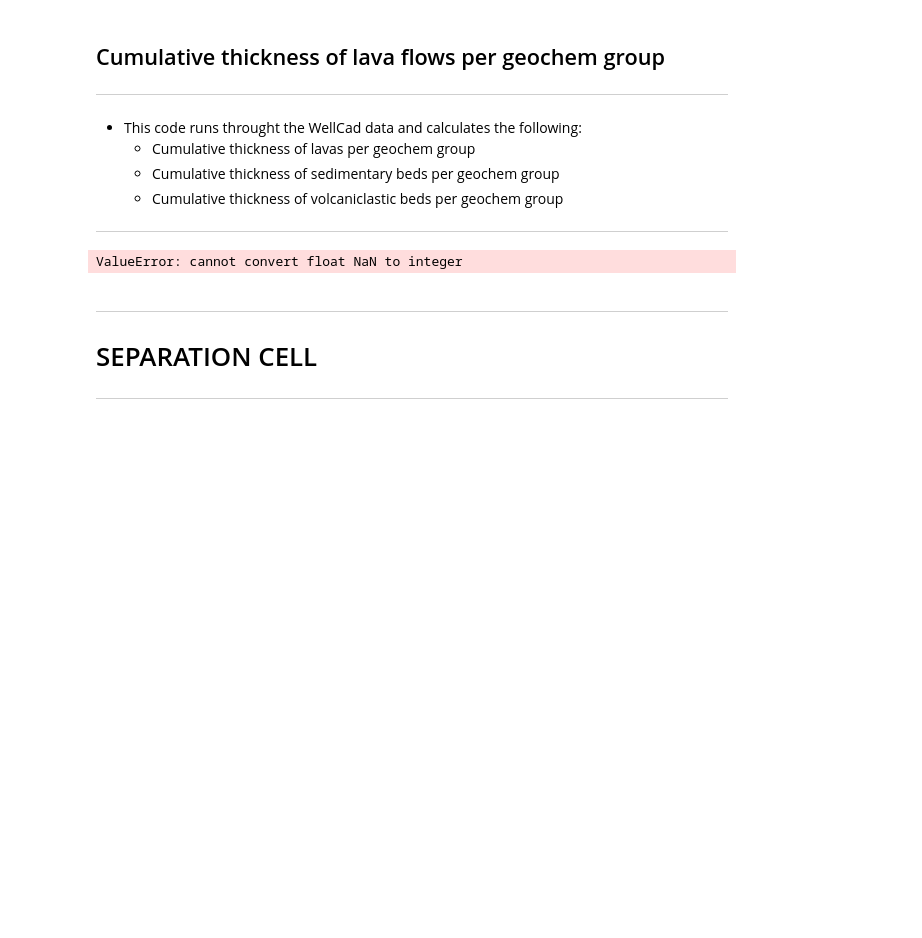
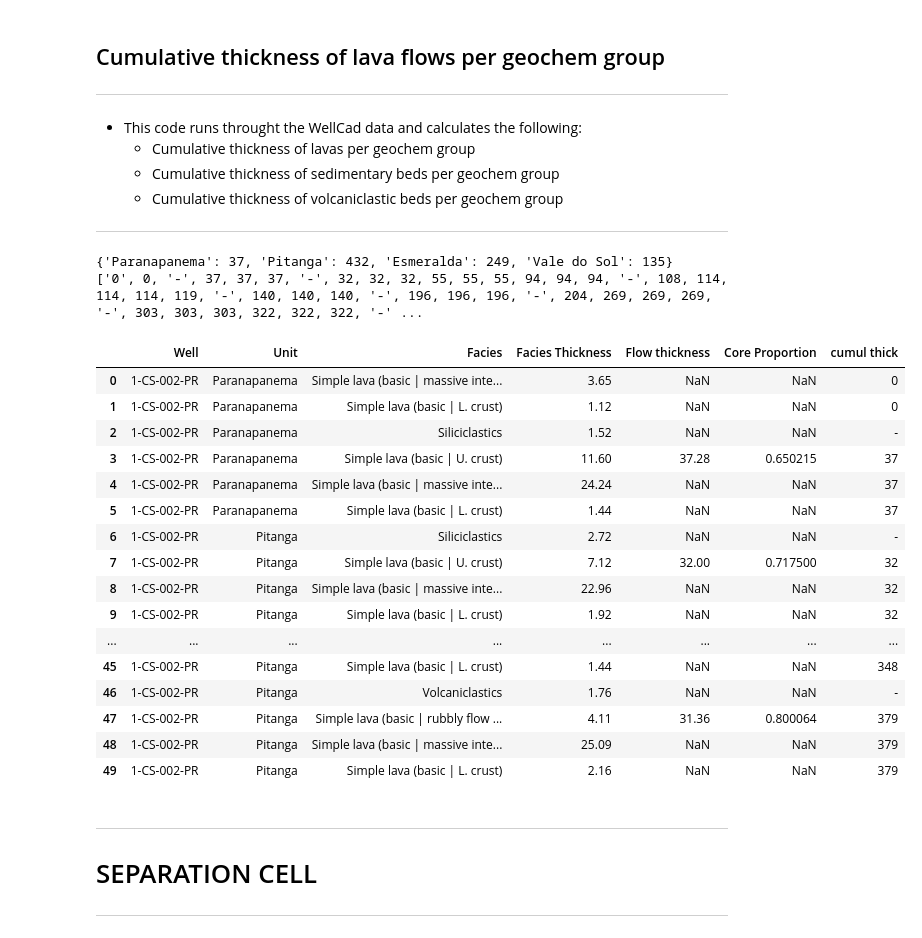
Before and after one commit to vinigpcruz/Paran-LIP-Wells-Analysis, a Jupyter notebook: Thickness.ipynb, the cells around one changed output. Drawn from its saved outputs; the diff is of its cells as text; code cells hidden in the pictures; blank space fills up the shorter version.

```diff
--- a/Thickness.ipynb
+++ b/Thickness.ipynb
@@ -71,19 +71,43 @@ def cum_thickness (data, cumul_thick, thick_dict):
                     cumul_thick.append(thick_counter)
                 else: # If a new unit is found
                     thick_dict[data['Unit'].iloc[i-1]] = round(thick_counter)
-                    thick_counter = round(data['Flow thickness'].iloc[i])
-                    thick_dict[data['Unit'].iloc[i]] = round(thick_counter)
-                    cumul_thick.append(thick_counter)
+                    thick_counter = 0
+                    if re.search(r'clastic', data['Facies'].iloc[i], re.IGNORECASE) != None:
+                        cumul_thick.append('-')
+                    else:
+                        thick_counter = round(data['Flow thickness'].iloc[i])
+                        thick_dict[data['Unit'].iloc[i]] = round(thick_counter)
+                        cumul_thick.append(thick_counter)
 # %%
 # Testing / Debugging
 cs_pr_dict = {}
 cs_pr_list = []
 
 cum_thickness(data, cs_pr_list, cs_pr_dict)
 print(cs_pr_dict)
 print(cs_pr_list)
+data['cumul thick'] = cs_pr_list
+data.head(50)
 # %% [output]
-ValueError: cannot convert float NaN to integer
+{'Paranapanema': 37, 'Pitanga': 432, 'Esmeralda': 249, 'Vale do Sol': 135}
+['0', 0, '-', 37, 37, 37, '-', 32, 32, 32, 55, 55, 55, 94, 94, 94, '-', 108, 114, 114, 114, 119, '-', 140, 140, 140, '-', 196, 196, 196, '-', 204, 269, 269, 269, '-', 303, 303, 303, 322, 322, 322, '-' ...
+|  | Well | Unit | Facies | Facies Thickness | Flow thickness | Core Proportion | cumul thick |
+| 0 | 1-CS-002-PR | Paranapanema | Simple lava (basic | massive inte... | 3.65 | NaN | NaN | 0 |
+| 1 | 1-CS-002-PR | Paranapanema | Simple lava (basic | L. crust) | 1.12 | NaN | NaN | 0 |
+| 2 | 1-CS-002-PR | Paranapanema | Siliciclastics | 1.52 | NaN | NaN | - |
+| 3 | 1-CS-002-PR | Paranapanema | Simple lava (basic | U. crust) | 11.60 | 37.28 | 0.650215 | 37 |
+| 4 | 1-CS-002-PR | Paranapanema | Simple lava (basic | massive inte... | 24.24 | NaN | NaN | 37 |
+| 5 | 1-CS-002-PR | Paranapanema | Simple lava (basic | L. crust) | 1.44 | NaN | NaN | 37 |
+| 6 | 1-CS-002-PR | Pitanga | Siliciclastics | 2.72 | NaN | NaN | - |
+| 7 | 1-CS-002-PR | Pitanga | Simple lava (basic | U. crust) | 7.12 | 32.00 | 0.717500 | 32 |
+| 8 | 1-CS-002-PR | Pitanga | Simple lava (basic | massive inte... | 22.96 | NaN | NaN | 32 |
+| 9 | 1-CS-002-PR | Pitanga | Simple lava (basic | L. crust) | 1.92 | NaN | NaN | 32 |
+| ... | ... | ... | ... | ... | ... | ... | ... |
+| 45 | 1-CS-002-PR | Pitanga | Simple lava (basic | L. crust) | 1.44 | NaN | NaN | 348 |
+| 46 | 1-CS-002-PR | Pitanga | Volcaniclastics | 1.76 | NaN | NaN | - |
+| 47 | 1-CS-002-PR | Pitanga | Simple lava (basic | rubbly flow ... | 4.11 | 31.36 | 0.800064 | 379 |
+| 48 | 1-CS-002-PR | Pitanga | Simple lava (basic | massive inte... | 25.09 | NaN | NaN | 379 |
+| 49 | 1-CS-002-PR | Pitanga | Simple lava (basic | L. crust) | 2.16 | NaN | NaN | 379 |
 # %% [markdown]
 -------------------------------------------------------------------------
 # SEPARATION CELL
```
Also changed, not shown: parts of 3 cells of this notebook.
